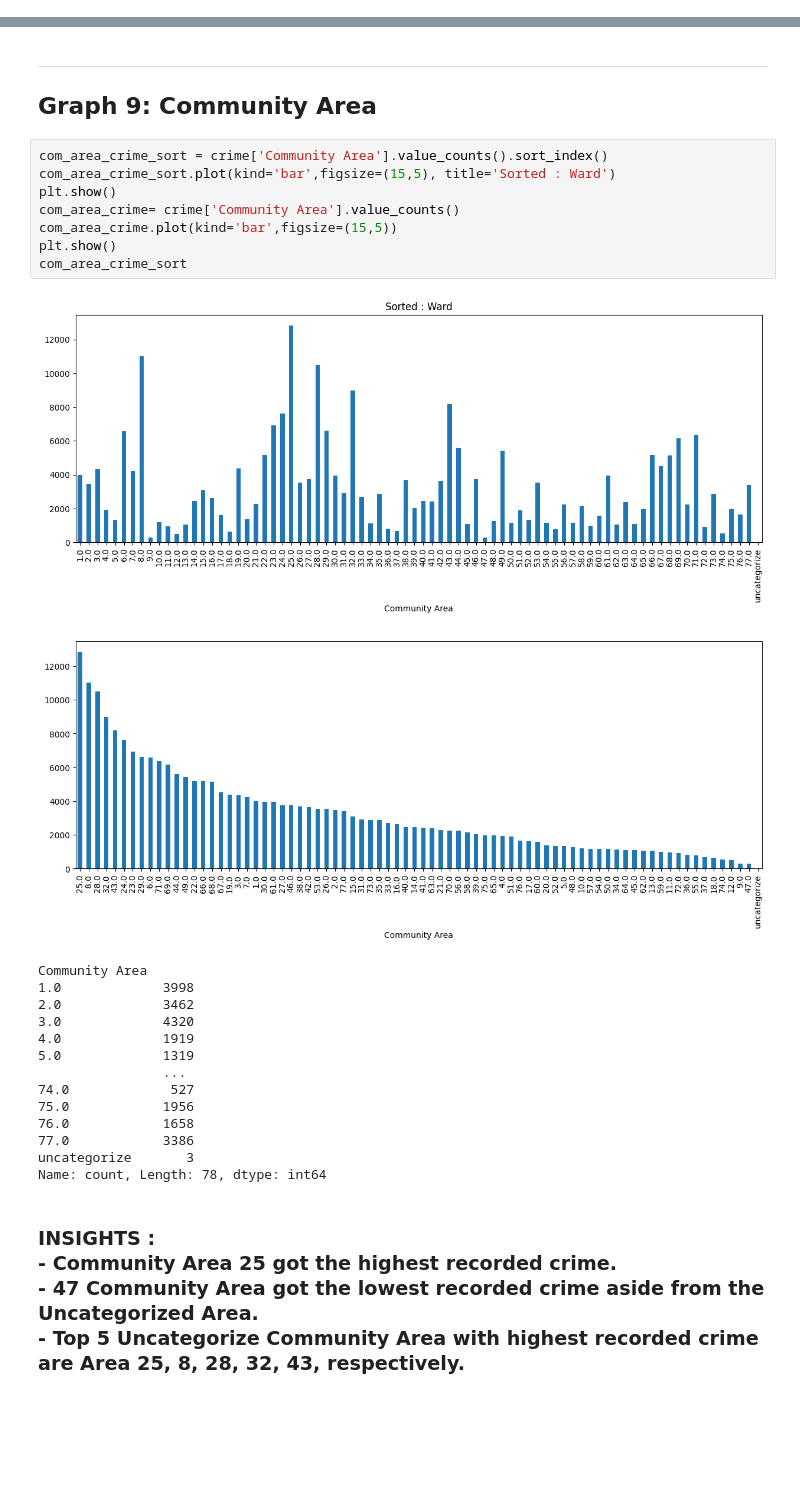
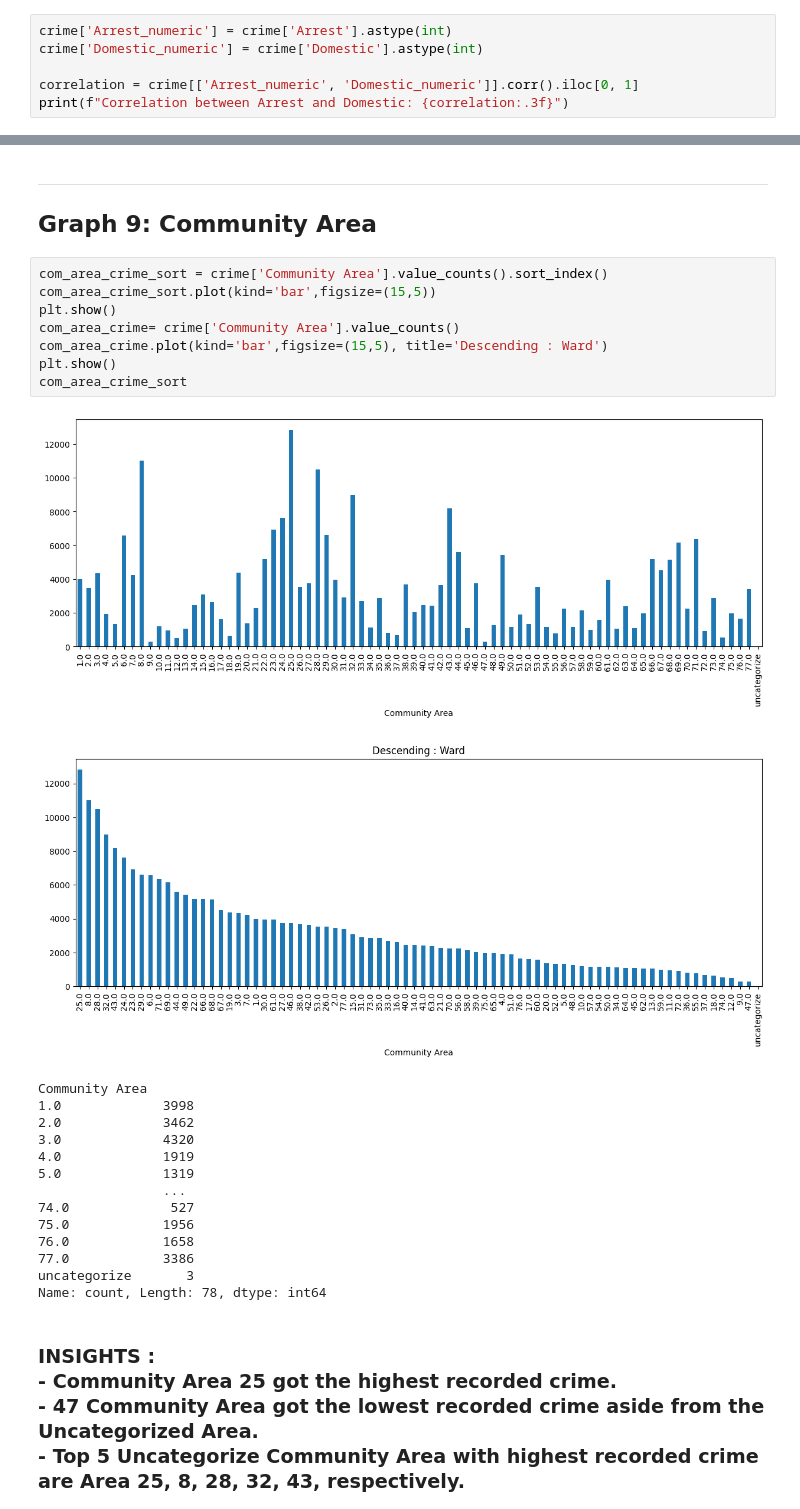
Before and after one commit to talabong0605/ELEC303-DATA-ANALYTICS-TALABONG, a Jupyter notebook: Mid_exam-talabong.ipynb, the cells around one changed output, grey strips where cells are left out. Drawn from its saved outputs; the diff is of its cells as text; blank space fills up the shorter version.

```diff
--- a/Mid_exam-talabong.ipynb
+++ b/Mid_exam-talabong.ipynb
@@ -265,0 +335,6 @@ Name: count, dtype: int64
+# %%
+crime['Arrest_numeric'] = crime['Arrest'].astype(int)
+crime['Domestic_numeric'] = crime['Domestic'].astype(int)
+
+correlation = crime[['Arrest_numeric', 'Domestic_numeric']].corr().iloc[0, 1]
+print(f"Correlation between Arrest and Domestic: {correlation:.3f}")
@@ -352,15 +473,15 @@ Name: count, dtype: int64
 <hr><h2>Graph 9: Community Area</h2>
 # %%
 com_area_crime_sort = crime['Community Area'].value_counts().sort_index()
-com_area_crime_sort.plot(kind='bar',figsize=(15,5), title='Sorted : Ward')
+com_area_crime_sort.plot(kind='bar',figsize=(15,5))
 plt.show()
 com_area_crime= crime['Community Area'].value_counts()
-com_area_crime.plot(kind='bar',figsize=(15,5))
+com_area_crime.plot(kind='bar',figsize=(15,5), title='Descending : Ward')
 plt.show()
 com_area_crime_sort
 # %% [output]
-[figure, old version]
+[figure, new version]
-[figure, old version]
+[figure, new version]
 Community Area
 1.0             3998
 2.0             3462
```
Also changed, not shown: parts of 30 cells of this notebook.
